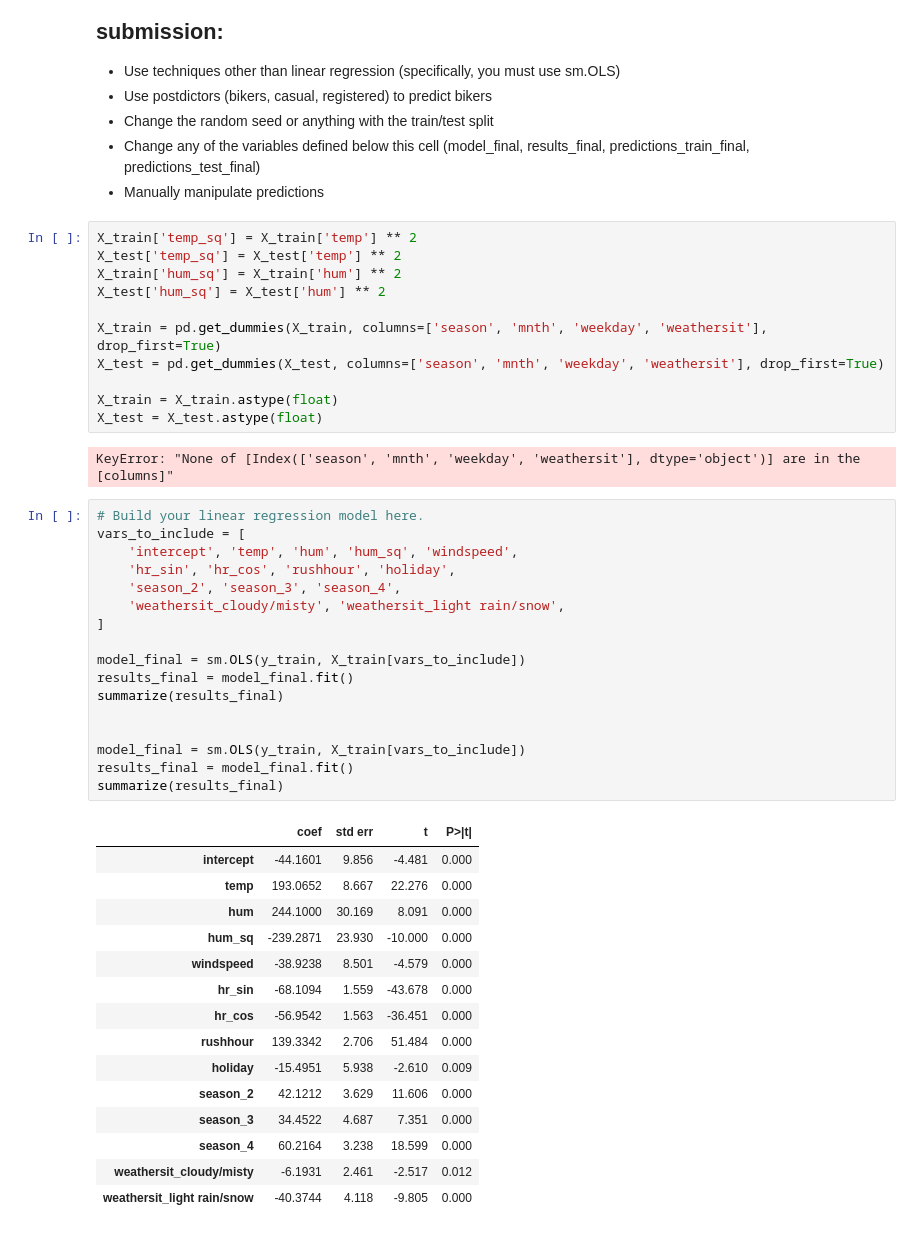
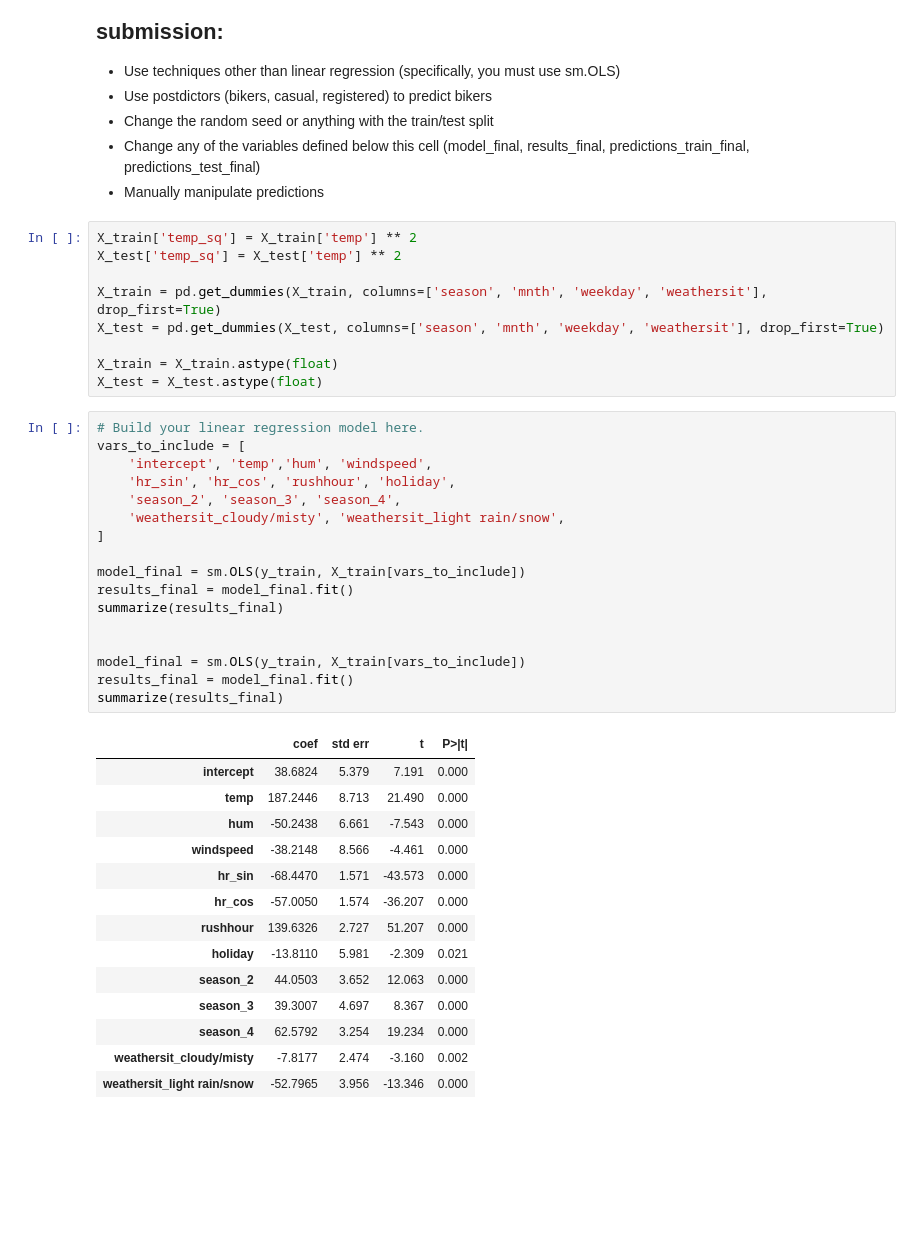
Before and after one commit to Kenecu/code_2600, a Jupyter notebook: mod05_nonlinear.ipynb, the cells around one changed output. Saved outputs shown, nothing was run; the diff lists cells and outputs as text; blank space fills up the shorter version.

```diff
--- a/mod05_nonlinear.ipynb
+++ b/mod05_nonlinear.ipynb
@@ -306,49 +306,44 @@ plot_avg_actual_vs_predicted_by_feature(X=X_train,
 # %%
 X_train['temp_sq'] = X_train['temp'] ** 2
 X_test['temp_sq'] = X_test['temp'] ** 2
-X_train['hum_sq'] = X_train['hum'] ** 2
-X_test['hum_sq'] = X_test['hum'] ** 2
 
 X_train = pd.get_dummies(X_train, columns=['season', 'mnth', 'weekday', 'weathersit'], drop_first=True)
 X_test = pd.get_dummies(X_test, columns=['season', 'mnth', 'weekday', 'weathersit'], drop_first=True)
 
 X_train = X_train.astype(float)
 X_test = X_test.astype(float)
-# %% [output]
-KeyError: "None of [Index(['season', 'mnth', 'weekday', 'weathersit'], dtype='object')] are in the [columns]"
 # %%
 # Build your linear regression model here.
 vars_to_include = [
-    'intercept', 'temp', 'hum', 'hum_sq', 'windspeed',
+    'intercept', 'temp','hum', 'windspeed',
     'hr_sin', 'hr_cos', 'rushhour', 'holiday',
     'season_2', 'season_3', 'season_4',
     'weathersit_cloudy/misty', 'weathersit_light rain/snow',
 ]
 
 model_final = sm.OLS(y_train, X_train[vars_to_include])
 results_final = model_final.fit()
 summarize(results_final)
 
 
 model_final = sm.OLS(y_train, X_train[vars_to_include])
 results_final = model_final.fit()
 summarize(results_final)
 # %% [output]
 |  | coef | std err | t | P>|t| |
-| intercept | -44.1601 | 9.856 | -4.481 | 0.000 |
-| temp | 193.0652 | 8.667 | 22.276 | 0.000 |
-| hum | 244.1000 | 30.169 | 8.091 | 0.000 |
-| hum_sq | -239.2871 | 23.930 | -10.000 | 0.000 |
-| windspeed | -38.9238 | 8.501 | -4.579 | 0.000 |
-| hr_sin | -68.1094 | 1.559 | -43.678 | 0.000 |
-| hr_cos | -56.9542 | 1.563 | -36.451 | 0.000 |
-| rushhour | 139.3342 | 2.706 | 51.484 | 0.000 |
-| holiday | -15.4951 | 5.938 | -2.610 | 0.009 |
-| season_2 | 42.1212 | 3.629 | 11.606 | 0.000 |
-| season_3 | 34.4522 | 4.687 | 7.351 | 0.000 |
-| season_4 | 60.2164 | 3.238 | 18.599 | 0.000 |
-| weathersit_cloudy/misty | -6.1931 | 2.461 | -2.517 | 0.012 |
-| weathersit_light rain/snow | -40.3744 | 4.118 | -9.805 | 0.000 |
+| intercept | 38.6824 | 5.379 | 7.191 | 0.000 |
+| temp | 187.2446 | 8.713 | 21.490 | 0.000 |
+| hum | -50.2438 | 6.661 | -7.543 | 0.000 |
+| windspeed | -38.2148 | 8.566 | -4.461 | 0.000 |
+| hr_sin | -68.4470 | 1.571 | -43.573 | 0.000 |
+| hr_cos | -57.0050 | 1.574 | -36.207 | 0.000 |
+| rushhour | 139.6326 | 2.727 | 51.207 | 0.000 |
+| holiday | -13.8110 | 5.981 | -2.309 | 0.021 |
+| season_2 | 44.0503 | 3.652 | 12.063 | 0.000 |
+| season_3 | 39.3007 | 4.697 | 8.367 | 0.000 |
+| season_4 | 62.5792 | 3.254 | 19.234 | 0.000 |
+| weathersit_cloudy/misty | -7.8177 | 2.474 | -3.160 | 0.002 |
+| weathersit_light rain/snow | -52.7965 | 3.956 | -13.346 | 0.000 |
 # %%
 predictions_train_final = predict(X_train[vars_to_include], results_final)
 print('MSE train: ', mse(y_train, predictions_train_final))
```
Also changed, not shown: parts of 2 cells of this notebook.
